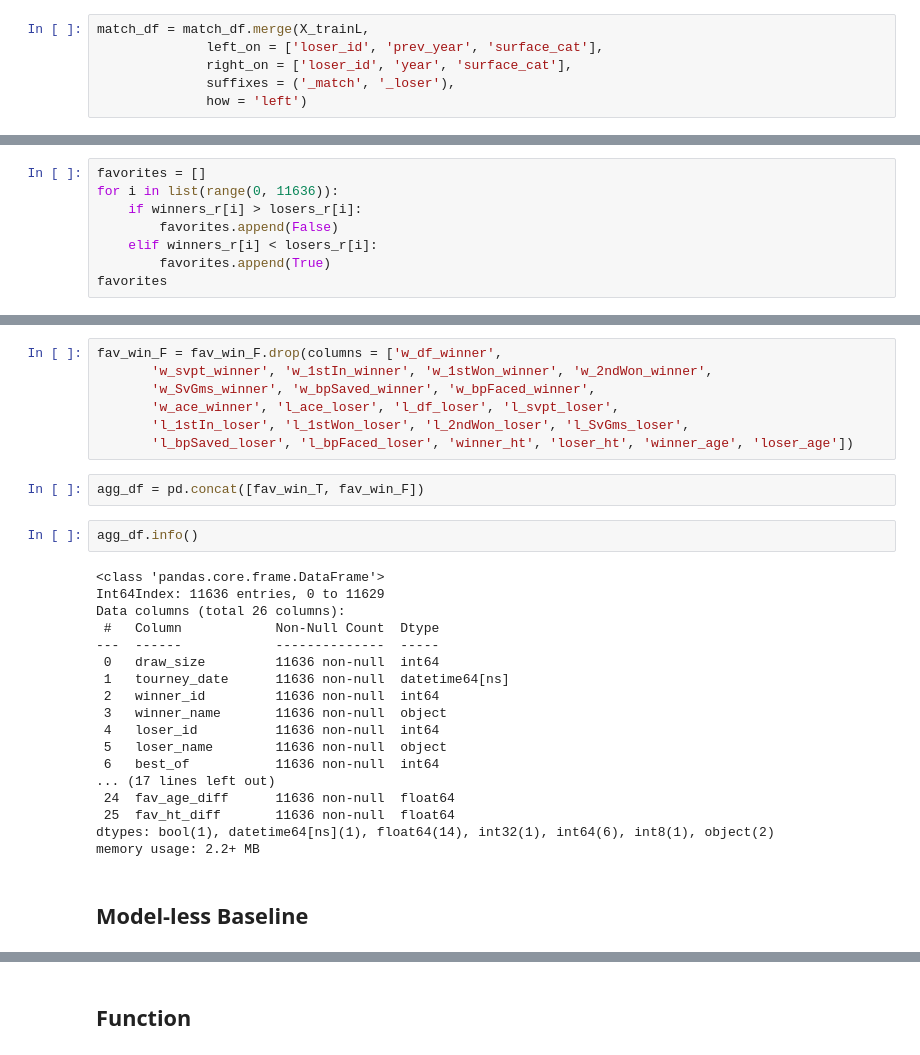
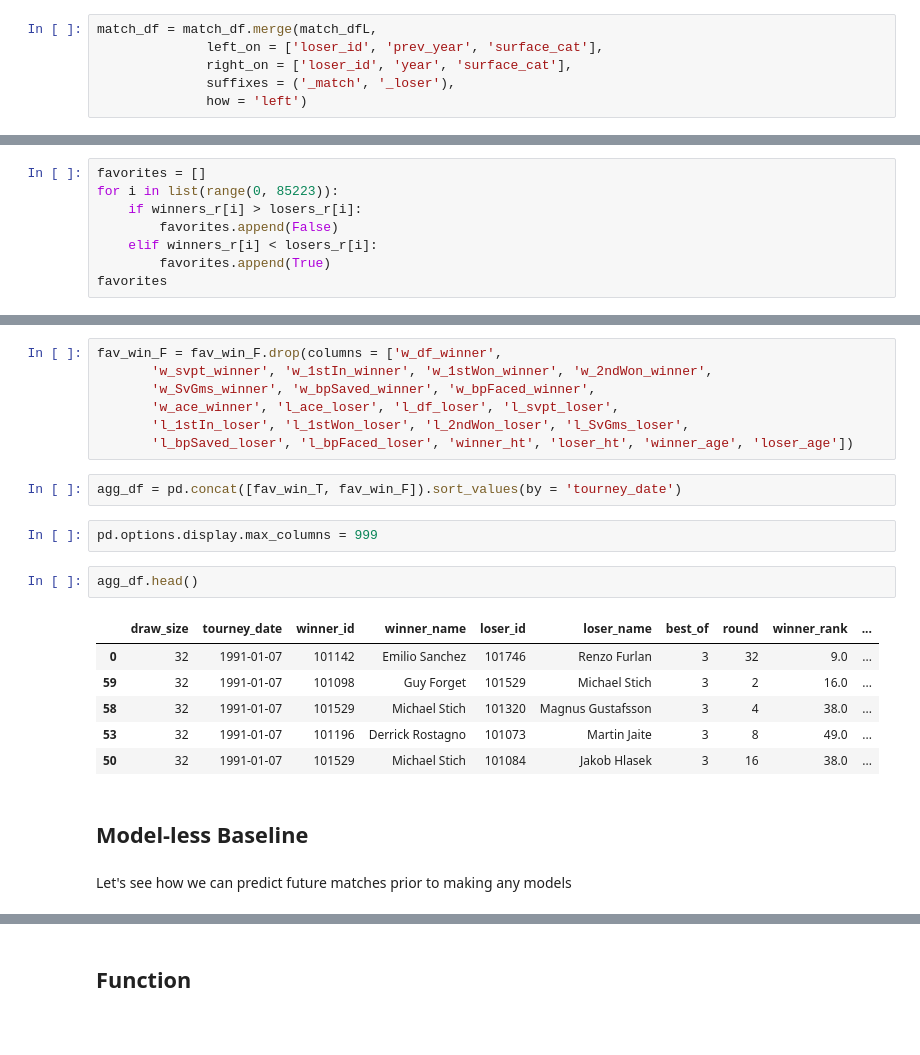
Before and after one commit to elingles1/ATP_Predictions, a Jupyter notebook: Take_3.ipynb, the cells around one changed output, grey strips where cells are left out. Drawn from its saved outputs; the diff is of its cells as text; blank space fills up the shorter version.

```diff
--- a/Take_3.ipynb
+++ b/Take_3.ipynb
@@ -200,7 +272,7 @@ match_df = X_train.merge(X_trainW,
               suffixes = ('_match', '_winner'),
               how = 'left')
 # %%
-match_df = match_df.merge(X_trainL,
+match_df = match_df.merge(match_dfL,
               left_on = ['loser_id', 'prev_year', 'surface_cat'],
               right_on = ['loser_id', 'year', 'surface_cat'],
               suffixes = ('_match', '_loser'),
@@ -221,7 +296,7 @@ losers_r = match_df['loser_rank']
 In order for us to engineer the data in terms of favorite, which will allow our model to have an easily identifiable target, we have to include a column that outputs boolean True or False to whether or not the favorite won. This is calculated by looking at player rankings going into any individual match, which was provided in the original dataset.
 # %%
 favorites = []
-for i in list(range(0, 11636)):
+for i in list(range(0, 85223)):
     if winners_r[i] > losers_r[i]:
         favorites.append(False)
     elif winners_r[i] < losers_r[i]:
@@ -295,29 +370,22 @@ fav_win_F = fav_win_F.drop(columns = ['w_df_winner',
        'l_1stIn_loser', 'l_1stWon_loser', 'l_2ndWon_loser', 'l_SvGms_loser',
        'l_bpSaved_loser', 'l_bpFaced_loser', 'winner_ht', 'loser_ht', 'winner_age', 'loser_age'])
 # %%
-agg_df = pd.concat([fav_win_T, fav_win_F])
+agg_df = pd.concat([fav_win_T, fav_win_F]).sort_values(by = 'tourney_date')
+# %%
+pd.options.display.max_columns = 999
 # %%
-agg_df.info()
+agg_df.head()
 # %% [output]
-<class 'pandas.core.frame.DataFrame'>
-Int64Index: 11636 entries, 0 to 11629
-Data columns (total 26 columns):
- #   Column            Non-Null Count  Dtype
----  ------            --------------  -----
- 0   draw_size         11636 non-null  int64
- 1   tourney_date      11636 non-null  datetime64[ns]
- 2   winner_id         11636 non-null  int64
- 3   winner_name       11636 non-null  object
- 4   loser_id          11636 non-null  int64
- 5   loser_name        11636 non-null  object
- 6   best_of           11636 non-null  int64
-... (17 lines left out)
- 24  fav_age_diff      11636 non-null  float64
- 25  fav_ht_diff       11636 non-null  float64
-dtypes: bool(1), datetime64[ns](1), float64(14), int32(1), int64(6), int8(1), object(2)
-memory usage: 2.2+ MB
+|  | draw_size | tourney_date | winner_id | winner_name | loser_id | loser_name | best_of | round | winner_rank | ... |
+| 0 | 32 | 1991-01-07 | 101142 | Emilio Sanchez | 101746 | Renzo Furlan | 3 | 32 | 9.0 | ... |
+| 59 | 32 | 1991-01-07 | 101098 | Guy Forget | 101529 | Michael Stich | 3 | 2 | 16.0 | ... |
+| 58 | 32 | 1991-01-07 | 101529 | Michael Stich | 101320 | Magnus Gustafsson | 3 | 4 | 38.0 | ... |
+| 53 | 32 | 1991-01-07 | 101196 | Derrick Rostagno | 101073 | Martin Jaite | 3 | 8 | 49.0 | ... |
+| 50 | 32 | 1991-01-07 | 101529 | Michael Stich | 101084 | Jakob Hlasek | 3 | 16 | 38.0 | ... |
 # %% [markdown]
 ## Model-less Baseline
+# %% [markdown]
+Let's see how we can predict future matches prior to making any models
 # %%
 agg_df['fav_win'].value_counts()
 # %% [output]
```
Also changed, not shown: parts of 73 cells of this notebook, 1 other file.
